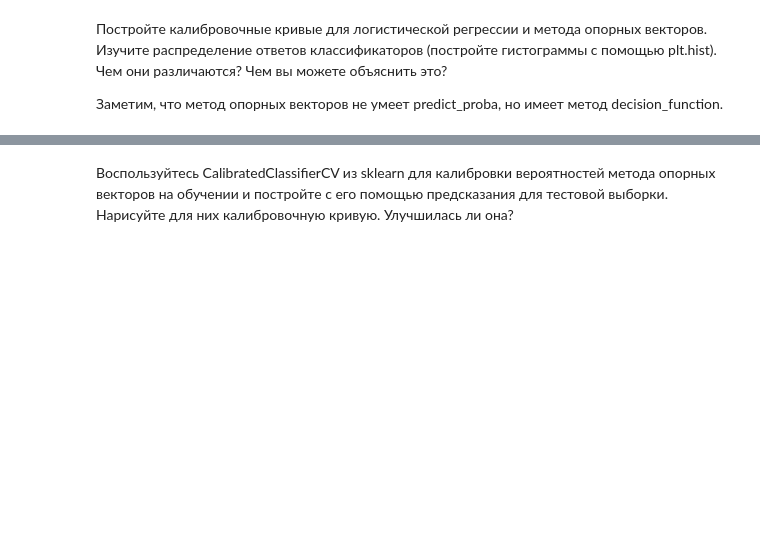
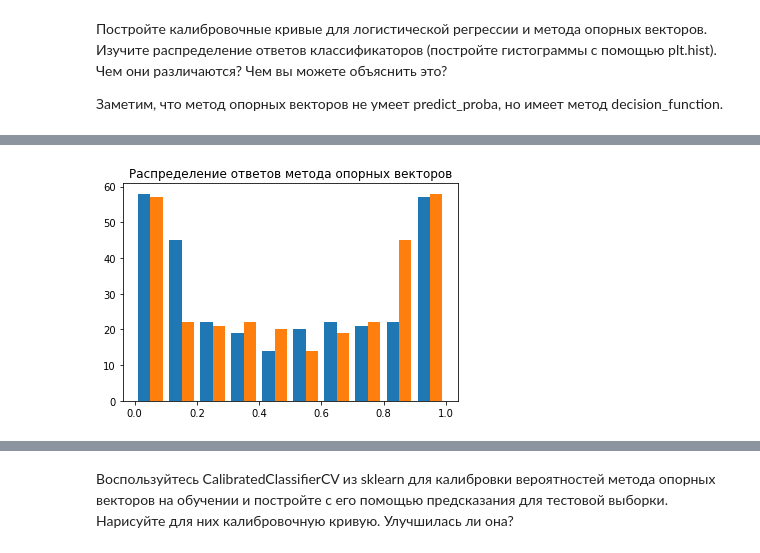
Before and after one commit to paniquex/ML_DS_practice, a Jupyter notebook: MMRO/HW_04/homework-practuce-04-KuzminNikita.ipynb, the cells around one changed output, grey strips where cells are left out. Cells and saved outputs as stored; diff of their text form; code cells hidden in the pictures; blank space fills up the shorter version.

```diff
--- a/MMRO/HW_04/homework-practuce-04-KuzminNikita.ipynb
+++ b/MMRO/HW_04/homework-practuce-04-KuzminNikita.ipynb
@@ -471,3 +471,9 @@ Wall time: 333 ms
+# %%
+plt.hist(preds_svc)
+plt.title('Распределение ответов метода опорных векторов')
+plt.show()
+# %% [output]
+[figure, added]
 # %%
 %%time
 logistic_regr.fit(X_train, y_train)
```
Also changed, not shown: parts of 144 cells of this notebook.
